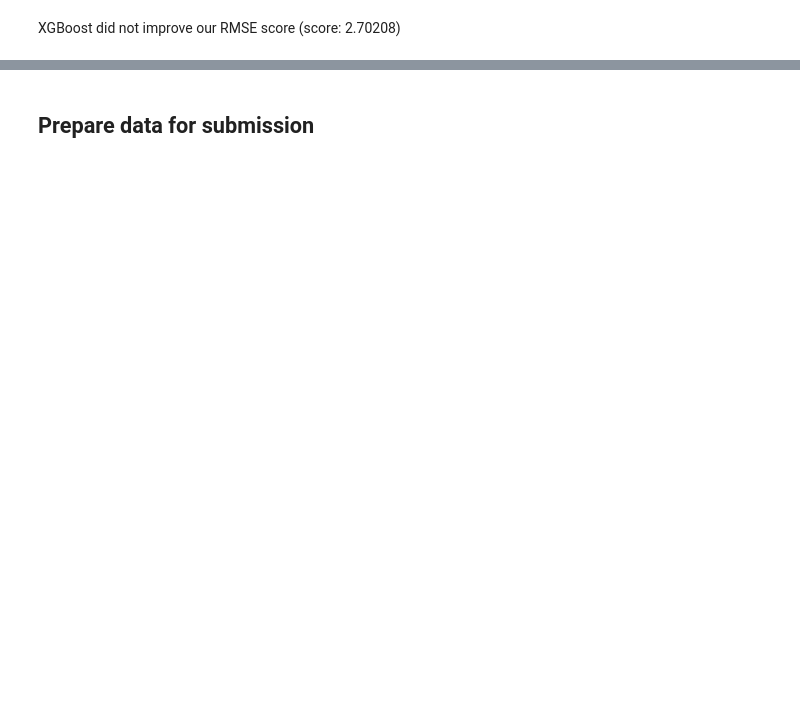
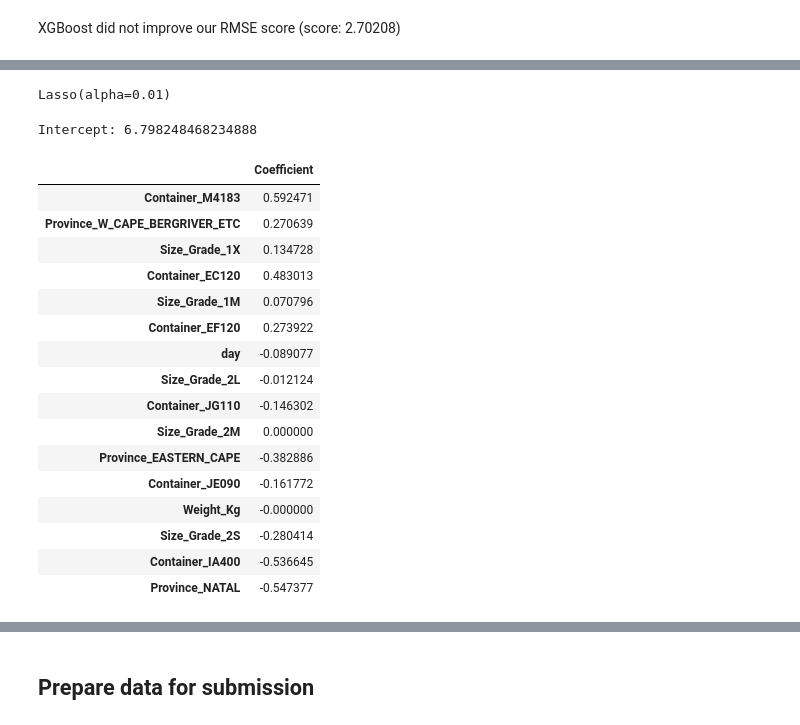
Before and after one commit to Mahlomola-Moses/team_ts_4, a Jupyter notebook: Team ts4.ipynb, the cells around one changed output, grey strips where cells are left out. Drawn from its saved outputs; the diff is of its cells as text; code cells hidden in the pictures; blank space fills up the shorter version.

```diff
--- a/Team ts4.ipynb
+++ b/Team ts4.ipynb
@@ -1050,0 +1043,5 @@ XGBoost did not improve our RMSE score (score: 2.70208)
+# %%
+X_train, X_test, y_train, y_test = train_test_split(X_scaled,
+                                                    y_data,
+                                                    test_size=0.20,
+                                                    shuffle=False,random_state=1)
@@ -1050,0 +1051,8 @@ XGBoost did not improve our RMSE score (score: 2.70208)
+# %%
+# Create LASSO model object, setting alpha to 0.01
+lasso = Lasso(alpha=0.01)
+# %%
+# Train the LASSO model
+lasso.fit(X_train, y_train)
+# %% [output]
+Lasso(alpha=0.01)
@@ -1050,0 +1062,28 @@ XGBoost did not improve our RMSE score (score: 2.70208)
+# %%
+# Extract coefficient from model
+coeff = pd.DataFrame(lasso.coef_, X_new.columns, columns=['Coefficient'])
+# %%
+# Extract intercept
+print("Intercept:", float(intercept))
+# %% [output]
+Intercept: 6.798248468234888
+# %%
+coeff
+# %% [output]
+|  | Coefficient |
+| Container_M4183 | 0.592471 |
+| Province_W_CAPE_BERGRIVER_ETC | 0.270639 |
+| Size_Grade_1X | 0.134728 |
+| Container_EC120 | 0.483013 |
+| Size_Grade_1M | 0.070796 |
+| Container_EF120 | 0.273922 |
+| day | -0.089077 |
+| Size_Grade_2L | -0.012124 |
+| Container_JG110 | -0.146302 |
+| Size_Grade_2M | 0.000000 |
+| Province_EASTERN_CAPE | -0.382886 |
+| Container_JE090 | -0.161772 |
+| Weight_Kg | -0.000000 |
+| Size_Grade_2S | -0.280414 |
+| Container_IA400 | -0.536645 |
+| Province_NATAL | -0.547377 |
```
Also changed, not shown: parts of 44 cells of this notebook, 2 other files.
